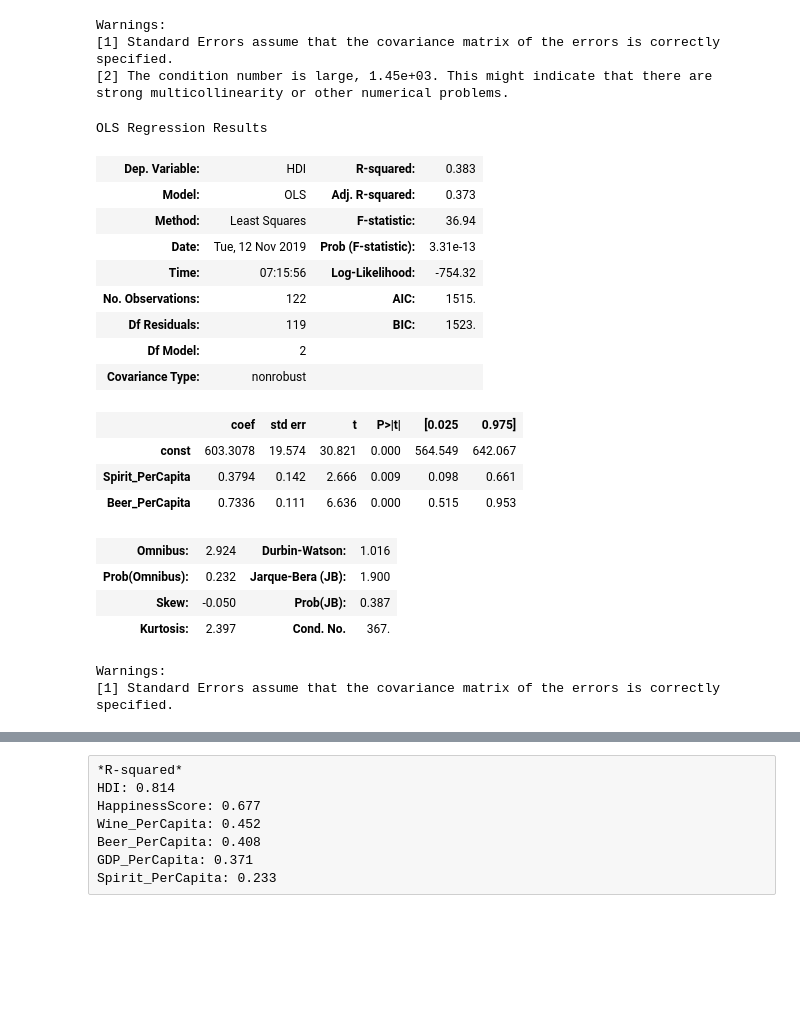
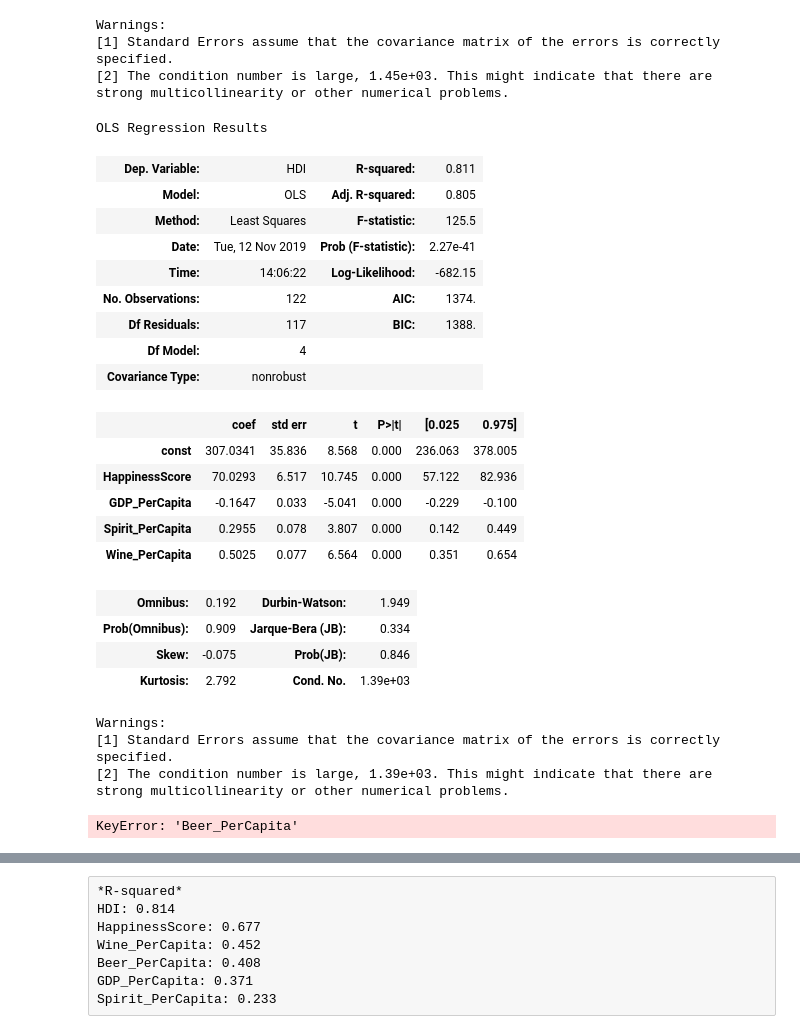
Before and after one commit to Sy2k/CD_Projeto3, a Jupyter notebook: Leitura_Dados - Dora brincando - Copia.ipynb, the cells around one changed output, grey strips where cells are left out. Drawn from its saved outputs; the diff is of its cells as text; code cells hidden in the pictures; blank space fills up the shorter version.

```diff
--- a/Leitura_Dados - Dora brincando - Copia.ipynb
+++ b/Leitura_Dados - Dora brincando - Copia.ipynb
@@ -147,41 +149,40 @@ Warnings:
 [2] The condition number is large, 1.45e+03. This might indicate that there are
 strong multicollinearity or other numerical problems.
 # %%
-Y1 = dados["HDI"]
-X1 = dados[["HappinessScore", "Spirit_PerCapita", "Beer_PerCapita", "Spirit_PerCapita", "Wine_PerCapita"]]
-
-results = regress(X1,Y1)
-results.summary()
-
-X3_ = dados[['Spirit_PerCapita',
-       'Beer_PerCapita']]
+X3_ = dados[["HappinessScore", "GDP_PerCapita", "Spirit_PerCapita", "Wine_PerCapita"]]
 results3 = regress(X3_, Y1)
 results3.summary()
 # %% [output]
 OLS Regression Results
-| Dep. Variable: | HDI | R-squared: | 0.383 |
-| Model: | OLS | Adj. R-squared: | 0.373 |
-| Method: | Least Squares | F-statistic: | 36.94 |
-| Date: | Tue, 12 Nov 2019 | Prob (F-statistic): | 3.31e-13 |
-| Time: | 07:15:56 | Log-Likelihood: | -754.32 |
-| No. Observations: | 122 | AIC: | 1515. |
-| Df Residuals: | 119 | BIC: | 1523. |
-| Df Model: | 2 |  |  |
+| Dep. Variable: | HDI | R-squared: | 0.811 |
+| Model: | OLS | Adj. R-squared: | 0.805 |
+| Method: | Least Squares | F-statistic: | 125.5 |
+| Date: | Tue, 12 Nov 2019 | Prob (F-statistic): | 2.27e-41 |
+| Time: | 14:06:22 | Log-Likelihood: | -682.15 |
+| No. Observations: | 122 | AIC: | 1374. |
+| Df Residuals: | 117 | BIC: | 1388. |
+| Df Model: | 4 |  |  |
 | Covariance Type: | nonrobust |  |  |
 |  | coef | std err | t | P>|t| | [0.025 | 0.975] |
-| const | 603.3078 | 19.574 | 30.821 | 0.000 | 564.549 | 642.067 |
-| Spirit_PerCapita | 0.3794 | 0.142 | 2.666 | 0.009 | 0.098 | 0.661 |
-| Beer_PerCapita | 0.7336 | 0.111 | 6.636 | 0.000 | 0.515 | 0.953 |
+| const | 307.0341 | 35.836 | 8.568 | 0.000 | 236.063 | 378.005 |
+| HappinessScore | 70.0293 | 6.517 | 10.745 | 0.000 | 57.122 | 82.936 |
+| GDP_PerCapita | -0.1647 | 0.033 | -5.041 | 0.000 | -0.229 | -0.100 |
+| Spirit_PerCapita | 0.2955 | 0.078 | 3.807 | 0.000 | 0.142 | 0.449 |
+| Wine_PerCapita | 0.5025 | 0.077 | 6.564 | 0.000 | 0.351 | 0.654 |
-| Omnibus: | 2.924 | Durbin-Watson: | 1.016 |
-| Prob(Omnibus): | 0.232 | Jarque-Bera (JB): | 1.900 |
-| Skew: | -0.050 | Prob(JB): | 0.387 |
-| Kurtosis: | 2.397 | Cond. No. | 367. |
+| Omnibus: | 0.192 | Durbin-Watson: | 1.949 |
+| Prob(Omnibus): | 0.909 | Jarque-Bera (JB): | 0.334 |
+| Skew: | -0.075 | Prob(JB): | 0.846 |
+| Kurtosis: | 2.792 | Cond. No. | 1.39e+03 |
 Warnings:
 [1] Standard Errors assume that the covariance matrix of the errors is correctly specified.
+[2] The condition number is large, 1.39e+03. This might indicate that there are
+strong multicollinearity or other numerical problems.
 # %%
 c = results3.params["const"]
 w = results3.params["Spirit_PerCapita"]
 y1 = results3.params["Beer_PerCapita"]
+# %% [output]
+KeyError: 'Beer_PerCapita'
 # %%
 def f(Spirit, Beer):
     return c+w*Spirit + y1*Beer
```
Also changed, not shown: parts of 2 cells of this notebook.
